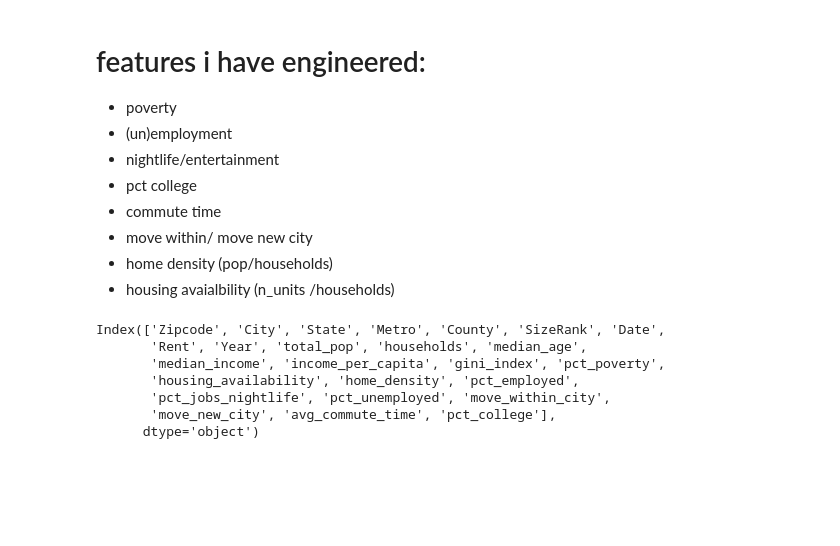
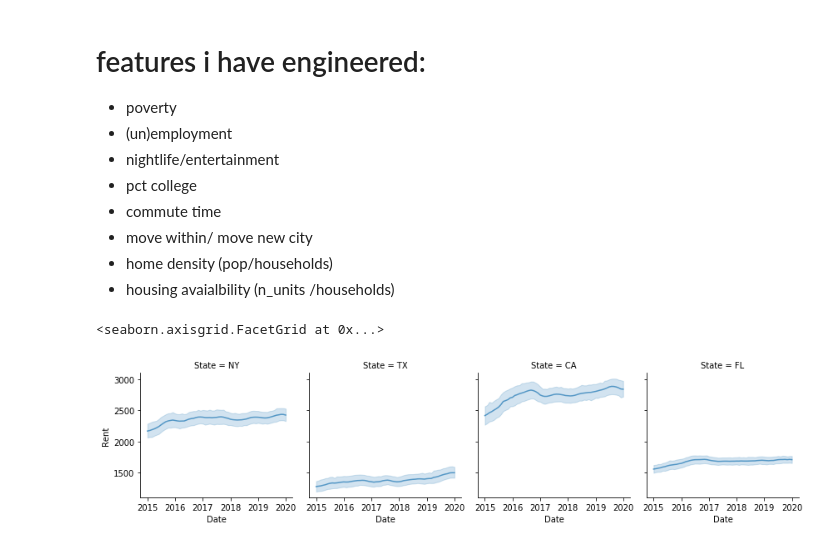
Before and after one commit to EugeniaDickson/zillow_rent_index, a Jupyter notebook: casey/ACS_Visualization_EDA.ipynb, the cells around one changed output. Drawn from its saved outputs; the diff is of its cells as text; code cells hidden in the pictures; blank space fills up the shorter version.

Commit message:
more plots

```diff
--- a/casey/ACS_Visualization_EDA.ipynb
+++ b/casey/ACS_Visualization_EDA.ipynb
@@ -10,9 +10,11 @@ import seaborn as sns
 # %% [output]
 Your data is ready! Merged table name is zillow_full.
 # %%
-# drop the columns that should not be included
-zillow_full.drop(['AQIMean','PersonalIncome','Vol_moderate_income','Vol_low_income','State-County'],
-                 axis=1,inplace=True)
+# drop the columns that will not be used
+zillow_full.drop(['AQIMean','PersonalIncome','Vol_moderate_income','Vol_low_income','State-County','City',
+                  'Metro'],axis=1,inplace=True)
+# set date index for ease
+zillow_full.set_index('Date',inplace=True)
 # %% [markdown]
 # features i have engineered:
 - poverty
@@ -23,13 +25,10 @@ zillow_full.drop(['AQIMean','PersonalIncome','Vol_moderate_income','Vol_low_inco
 - move within/ move new city
 - home density (pop/households)
 - housing avaialbility (n_units /households)
-# %%
-zillow_full.columns
-# %% [output]
-Index(['Zipcode', 'City', 'State', 'Metro', 'County', 'SizeRank', 'Date',
-       'Rent', 'Year', 'total_pop', 'households', 'median_age',
-       'median_income', 'income_per_capita', 'gini_index', 'pct_poverty',
-       'housing_availability', 'home_density', 'pct_employed',
-       'pct_jobs_nightlife', 'pct_unemployed', 'move_within_city',
-       'move_new_city', 'avg_commute_time', 'pct_college'],
-      dtype='object')
+# %%
+# rent over time in 4 areas
+g = sns.FacetGrid(zillow_full.reset_index(), col="State")
+g.map(sns.lineplot, "Date", "Rent", alpha=.7)
+# %% [output]
+<seaborn.axisgrid.FacetGrid at 0x...>
+[figure, added]
```
Also changed, not shown: parts of 20 cells of this notebook.
